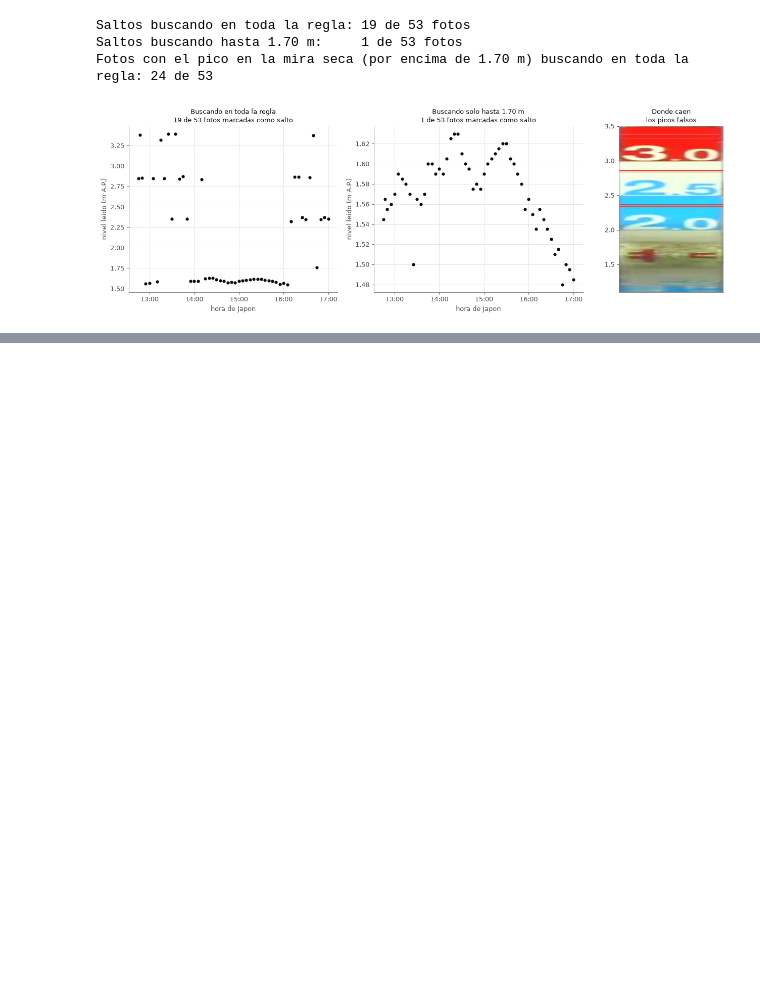
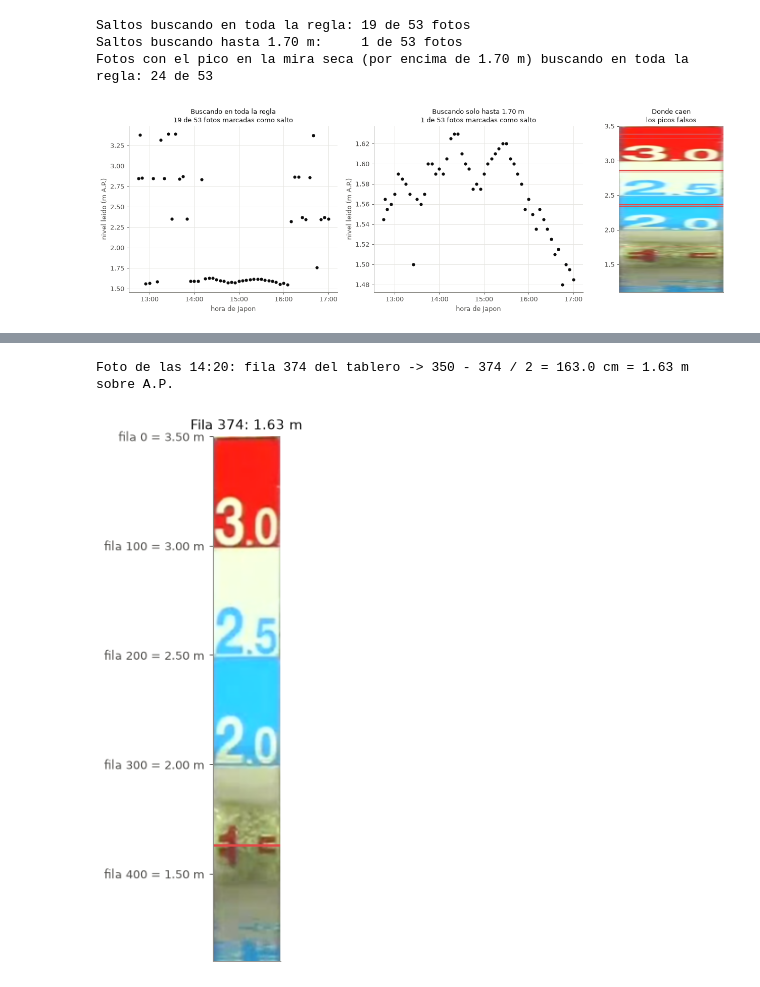
Before and after one commit to SCaballero427/medicion-de-nivel-en-canales-abiertos, a Jupyter notebook: 01_meguro_algoritmo_basico/01_meguro_algoritmo_basico.ipynb, the cells around one changed output, grey strips where cells are left out. Drawn from its saved outputs; the diff is of its cells as text; code cells hidden in the pictures; blank space fills up the shorter version.

```diff
--- a/01_meguro_algoritmo_basico/01_meguro_algoritmo_basico.ipynb
+++ b/01_meguro_algoritmo_basico/01_meguro_algoritmo_basico.ipynb
@@ -621,0 +634,23 @@ Fotos con el pico en la mira seca (por encima de 1.70 m) buscando en toda la reg
+# %%
+def medir_foto(archivo):
+    R = T.enderezar(gris(leer(archivo)))
+    fila, parecido, _, _ = espejo(R)
+    nivel = T.nivel_de(fila)
+    return {"archivo": archivo, "hora": hora_de(archivo), "fila_tablero": fila,
+            "fila_foto": float(T.a_foto(ANCHO / 2, fila)[1]), "nivel_bruto_cm": nivel,
+            "parecido": parecido, "bajo_minimo": bool(nivel < NIVEL_MINIMO)}
+
+
+r = medir_foto(FOTO)
+print("Foto de las 14:20: fila %d del tablero -> 350 - %d / 2 = %.1f cm = %.2f m sobre A.P."
+      % (r["fila_tablero"], r["fila_tablero"], r["nivel_bruto_cm"], r["nivel_bruto_cm"] / 100))
+
+fig, a = plt.subplots(figsize=(4.6, 7))
+a.imshow(rgb(tablero), extent=[0, ANCHO, alto_total, 0], interpolation="bicubic")
+a.set_yticks([T.fila_de(c) for c in niveles]); a.set_yticklabels(["fila %d = %.2f m" % (T.fila_de(c), c / 100) for c in niveles])
+a.axhline(r["fila_tablero"], color=ROJO, lw=2); a.set_xticks([])
+a.set_title("Fila %d: %.2f m" % (r["fila_tablero"], r["nivel_bruto_cm"] / 100), color=TINTA)
+plt.tight_layout()
+# %% [output]
+Foto de las 14:20: fila 374 del tablero -> 350 - 374 / 2 = 163.0 cm = 1.63 m sobre A.P.
+[figure, added]
```
Also changed, not shown: parts of 3 cells of this notebook, 1 other file.
